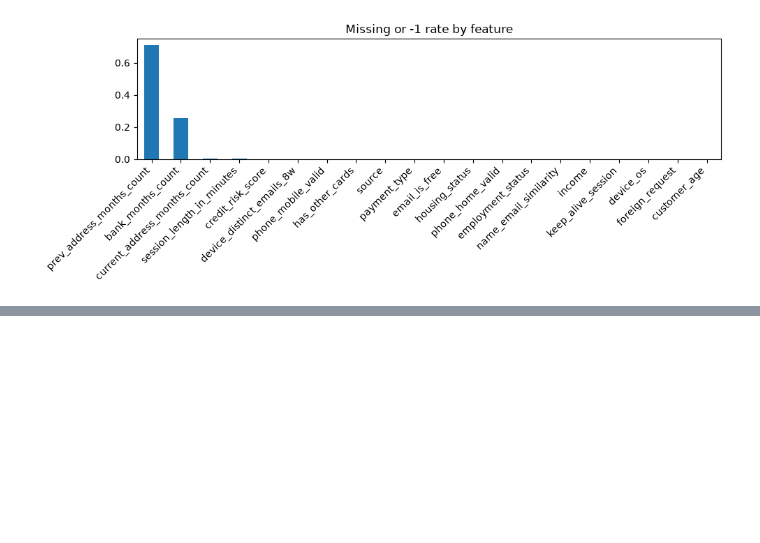
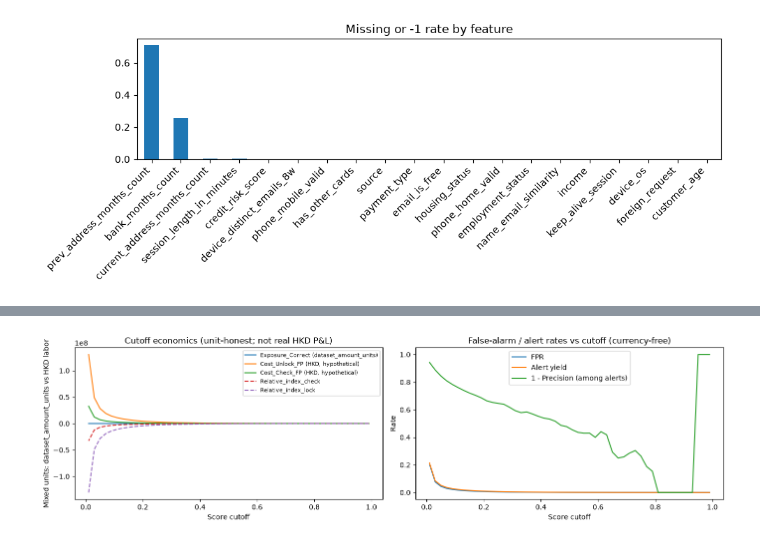
Before and after one commit to kin-mrqz/fraud-detection-eda, a Jupyter notebook: notebooks/experiments/eda_gap_matrix_executed.ipynb, the cells around one changed output, grey strips where cells are left out. Drawn from its saved outputs; the diff is of its cells as text; code cells hidden in the pictures; blank space fills up the shorter version.

```diff
--- a/notebooks/experiments/eda_gap_matrix_executed.ipynb
+++ b/notebooks/experiments/eda_gap_matrix_executed.ipynb
@@ -814,0 +682,12 @@ Champion: {
+# %%
+exposure_tp = compute_exposure_tp_per_account(
+    train_df,
+    volume_col=COST_CONFIG.fraud_volume_proxy_col,
+)
+cost_unlock = cost_unlock_fp_per_account(COST_CONFIG)
+cost_check = cost_check_fp_per_account(COST_CONFIG)
+
+cost_assumptions = assumptions_dict(COST_CONFIG, exposure_tp, cost_unlock, cost_check)
+assumptions_path = CONFIG["results_dir"] / "cost_assumptions.json"
+assumptions_path.write_text(json.dumps(cost_assumptions, indent=2))
+print(json.dumps(cost_assumptions, indent=2))
@@ -814,0 +714,58 @@ Champion: {
+# %%
+cutoff_metrics = build_cutoff_metrics_table(
+    y_test.values,
+    anchor_test_scores,
+    revenue_tp=exposure_tp,
+    cost_unlock_fp=cost_unlock,
+    cost_check_fp=cost_check,
+)
+cutoff_path = CONFIG["results_dir"] / "cutoff_economics.csv"
+cutoff_metrics.to_csv(cutoff_path, index=False)
+
+optimal = maximize_profit(cutoff_metrics, cost_check_fp=cost_check, config=COST_CONFIG)
+# Prefer relative_profit_index key for exports
+if "max_profit" in optimal and "expected_profit_hkd" not in optimal:
+    optimal["relative_profit_index"] = optimal.get("relative_profit_index", optimal["max_profit"])
+optimal_path = CONFIG["results_dir"] / "optimal_cutoffs.json"
+optimal_path.write_text(json.dumps(optimal, indent=2))
+
+# False-alarm summary at F1, alert, and block cutoffs
+valid_scores_anchor = joblib.load(anchor_out / "model.pkl").predict_proba(X_valid)[:, 1]
+f1_cut = float(best_f1_threshold(y_valid.values, valid_scores_anchor))
+fa_cutoffs = {
+    "f1_on_valid": f1_cut,
+    "block": float(optimal["block_cutoff"]),
+    "alert": float(optimal["alert_cutoff"]),
+}
+fa_summary = build_false_alarm_summary(
+    y_test.values,
+    anchor_test_scores,
+    exposure_tp,
+    cost_unlock,
+    cost_check,
+    fa_cutoffs,
+    config=COST_CONFIG,
+)
+fa_path = CONFIG["results_dir"] / "false_alarm_summary.csv"
+fa_summary.to_csv(fa_path, index=False)
+(CONFIG["results_dir"] / "false_alarm_summary.json").write_text(
+    json.dumps(fa_summary.to_dict(orient="records"), indent=2)
+)
+
+fig, axes = plt.subplots(1, 2, figsize=(14, 4))
+plot_cutoff_economics(
+    cutoff_metrics,
+    ax=axes[0],
+    ops_currency=COST_CONFIG.ops_currency,
+    exposure_unit=COST_CONFIG.exposure_unit,
+)
+plot_false_alarm_rate(cutoff_metrics, ax=axes[1])
+plt.tight_layout()
+plt.show()
+
+print("Optimal cutoffs:", json.dumps(optimal, indent=2))
+print("False-alarm summary:")
+print(fa_summary.to_string(index=False))
+print("Exported:", cutoff_path, optimal_path, fa_path)
+# %% [output]
+[figure, added]
```
Also changed, not shown: parts of 57 cells of this notebook, 25 other files.
